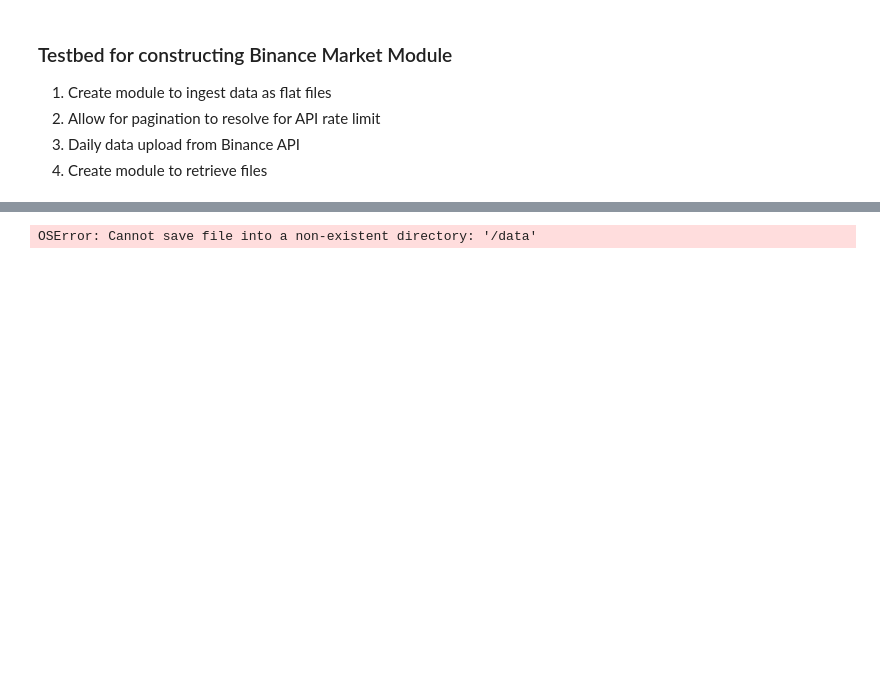
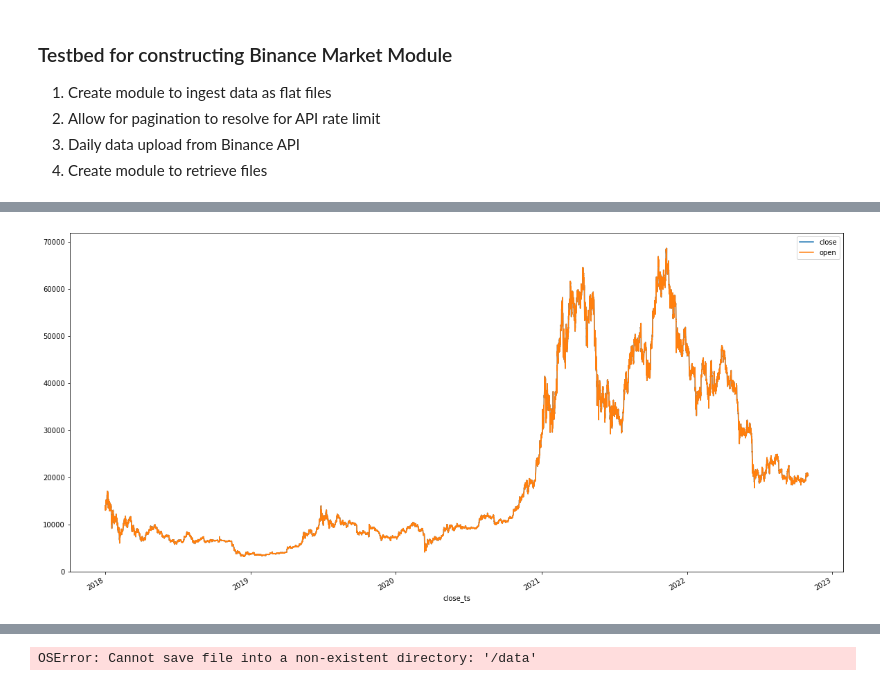
Before and after one commit to kahhongt/QRModules, a Jupyter notebook: Testbed.ipynb, the cells around one changed output, grey strips where cells are left out. Cells and saved outputs as stored; diff of their text form; code cells hidden in the pictures; blank space fills up the shorter version.

```diff
--- a/Testbed.ipynb
+++ b/Testbed.ipynb
@@ -341,3 +371,8 @@ df
+# %%
+df.set_index('close_ts')[['close', 'open']].plot(figsize=(20, 10))
+plt.show()
+# %% [output]
+[figure, added]
 # %%
 df = pd.read_feather(os.path.join(bmod.data_dir, 'ETHUSDT_1m_2019-03-01_2019-04-01'))
 # %%
```
Also changed, not shown: parts of 5 cells of this notebook, 2 other files.
